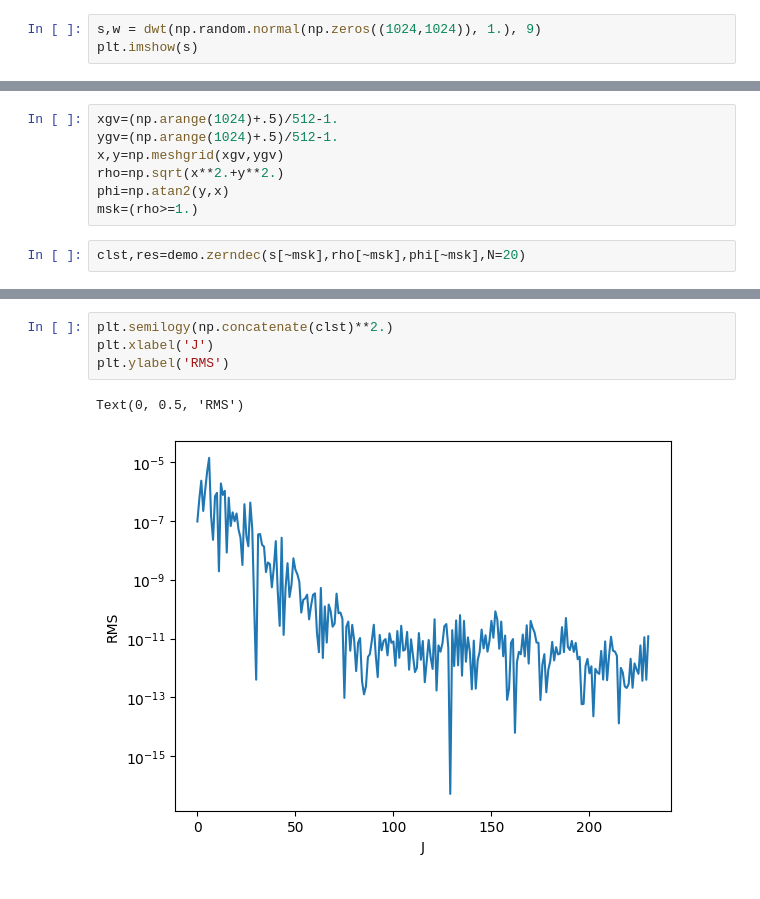
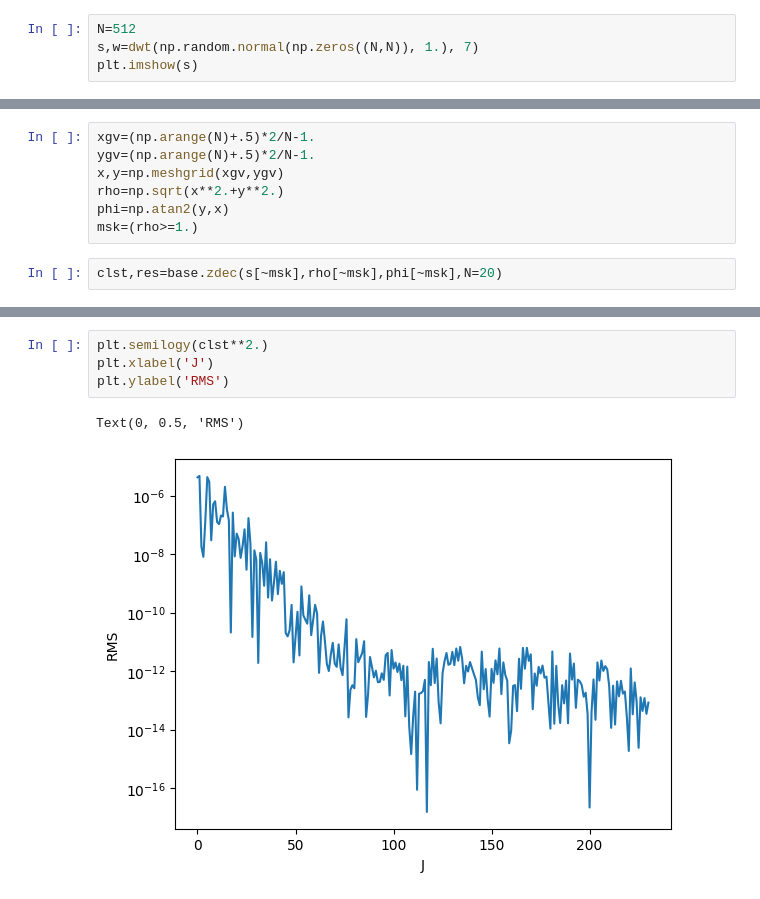
Before and after one commit to pigsboss/zernalysis, a Jupyter notebook: zernike_demo.ipynb, the cells around one changed output, grey strips where cells are left out. Saved outputs shown, nothing was run; the diff lists cells and outputs as text.

```diff
--- a/zernike_demo.ipynb
+++ b/zernike_demo.ipynb
@@ -11,5 +12,6 @@ reload(demo)
 # %%
-s,w = dwt(np.random.normal(np.zeros((1024,1024)), 1.), 9)
+N=512
+s,w=dwt(np.random.normal(np.zeros((N,N)), 1.), 7)
 plt.imshow(s)
 # %% [output]
 <matplotlib.image.AxesImage at 0x...>
@@ -17,9 +19,9 @@ plt.imshow(s)
 # %%
-xgv=(np.arange(1024)+.5)/512-1.
-ygv=(np.arange(1024)+.5)/512-1.
+xgv=(np.arange(N)+.5)*2/N-1.
+ygv=(np.arange(N)+.5)*2/N-1.
 x,y=np.meshgrid(xgv,ygv)
 rho=np.sqrt(x**2.+y**2.)
 phi=np.atan2(y,x)
 msk=(rho>=1.)
 # %%
-clst,res=demo.zerndec(s[~msk],rho[~msk],phi[~msk],N=20)
+clst,res=base.zdec(s[~msk],rho[~msk],phi[~msk],N=20)
@@ -44,9 +28,9 @@ residual: [8.77078508e-07]
 # %%
-plt.semilogy(np.concatenate(clst)**2.)
+plt.semilogy(clst**2.)
 plt.xlabel('J')
 plt.ylabel('RMS')
 # %% [output]
 Text(0, 0.5, 'RMS')
-[figure, old version]
+[figure, new version]
 # %%
 r=np.zeros_like(s)
```
Also changed, not shown: parts of 4 cells of this notebook.
